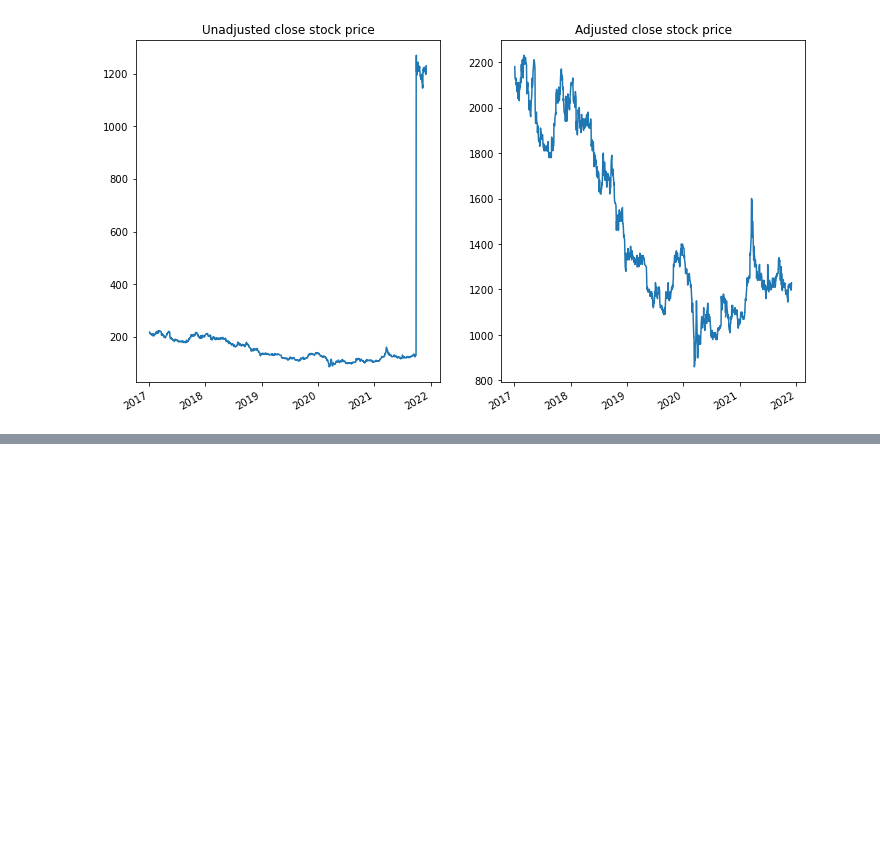
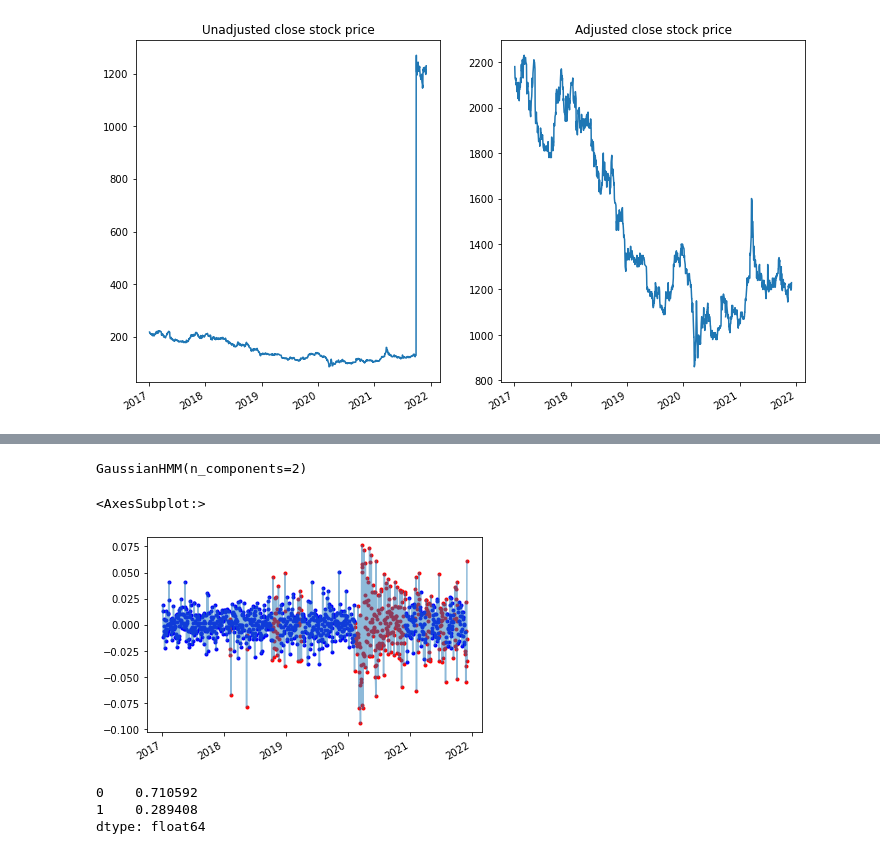
Before and after one commit to CaioMar/jpx_stock_challange, a Jupyter notebook: resumos/study_notebooks/portifolio.ipynb, the cells around one changed output, grey strips where cells are left out. Saved outputs shown, nothing was run; the diff lists cells and outputs as text; code cells hidden in the pictures; blank space fills up the shorter version.

```diff
--- a/resumos/study_notebooks/portifolio.ipynb
+++ b/resumos/study_notebooks/portifolio.ipynb
@@ -196,0 +90,15 @@ plt.ylim([-0.1, 0.1])
+# %%
+hmm_model.fit(np.log(adjusted_stock_data[security_codes[5]].Close).diff().to_frame().dropna())
+Z = hmm_model.predict(np.log(adjusted_stock_data[security_codes[5]].Close).diff().to_frame().dropna())
+# %% [output]
+GaussianHMM(n_components=2)
+# %%
+ind = np.log(adjusted_stock_data[security_codes[5]].Close).diff().dropna().index
+Z = pd.Series(data=Z, index=ind)
+tmp = np.log(adjusted_stock_data[security_codes[5]].Close).diff().dropna()
+tmp[Z[Z>0].index].plot(style='.', color='red')
+tmp[Z[Z<1].index].plot(style='.', color='blue')
+tmp.plot(alpha=0.5)
+# %% [output]
+<AxesSubplot:>
+[figure, added]
@@ -196,0 +111,6 @@ plt.ylim([-0.1, 0.1])
+# %%
+Z.value_counts(normalize=True)
+# %% [output]
+0    0.710592
+1    0.289408
+dtype: float64
```
Also changed, not shown: parts of 30 cells of this notebook.
